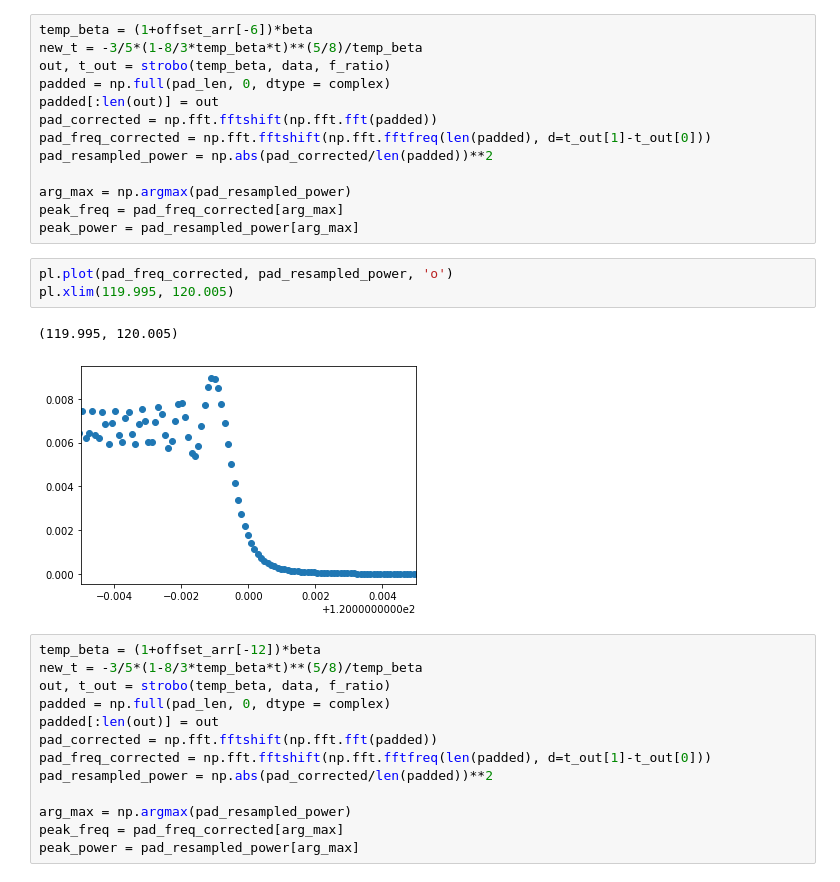
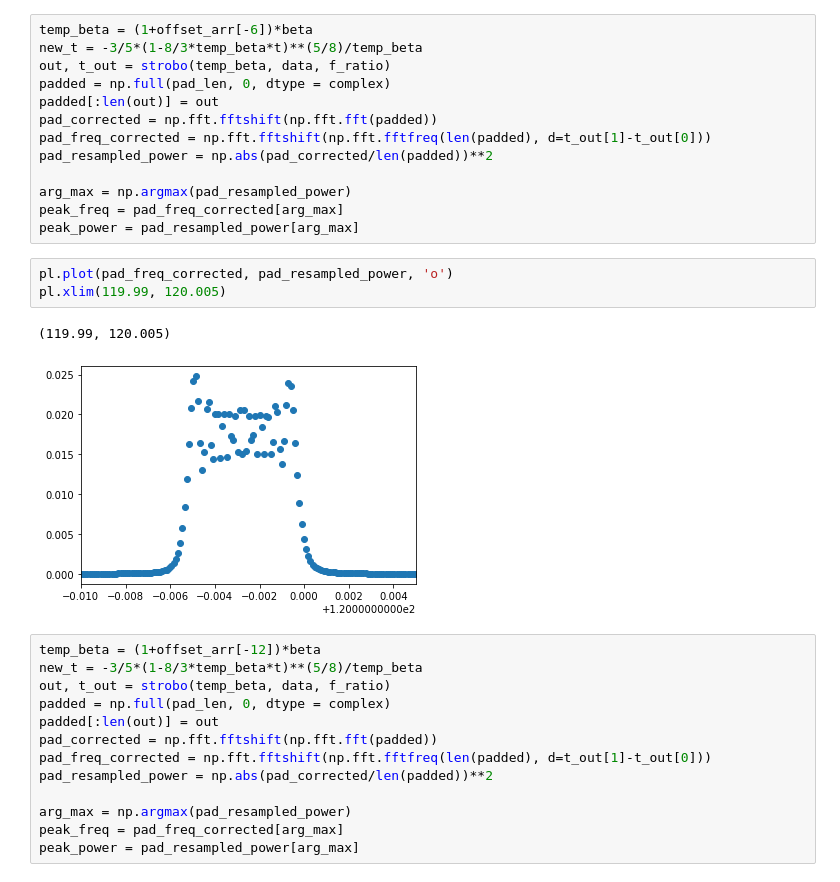
Before and after one commit to Lu-Neil/PBHs, a Jupyter notebook: Resampling/Without noise.ipynb, the cells around one changed output. Saved outputs shown, nothing was run; the diff lists cells and outputs as text.

```diff
--- a/Resampling/Without noise.ipynb
+++ b/Resampling/Without noise.ipynb
@@ -175,10 +171,10 @@ peak_freq = pad_freq_corrected[arg_max]
 peak_power = pad_resampled_power[arg_max]
 # %%
 pl.plot(pad_freq_corrected, pad_resampled_power, 'o')
-pl.xlim(119.995, 120.005)
+pl.xlim(119.99, 120.005)
 # %% [output]
-(119.995, 120.005)
+(119.99, 120.005)
-[figure, old version]
+[figure, new version]
 # %%
 temp_beta = (1+offset_arr[-12])*beta
 new_t = -3/5*(1-8/3*temp_beta*t)**(5/8)/temp_beta
```
Also changed, not shown: parts of 6 cells of this notebook, 1 other file.
